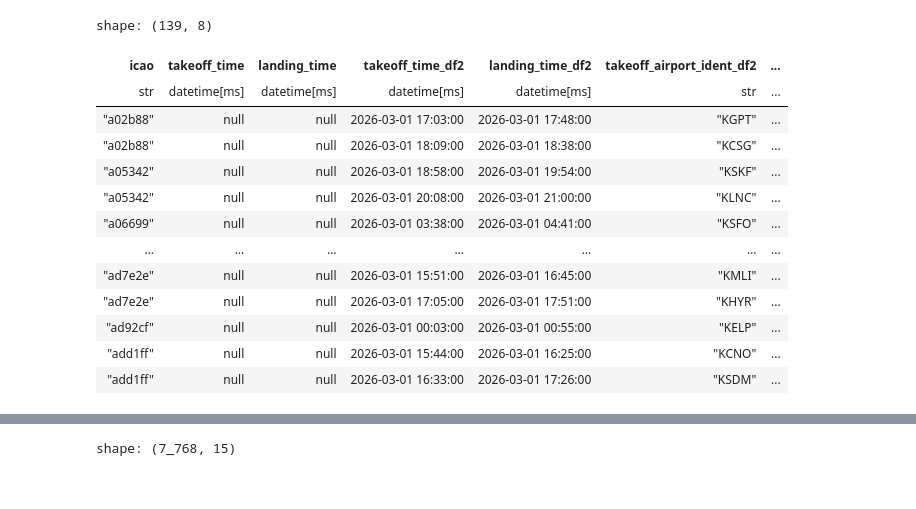
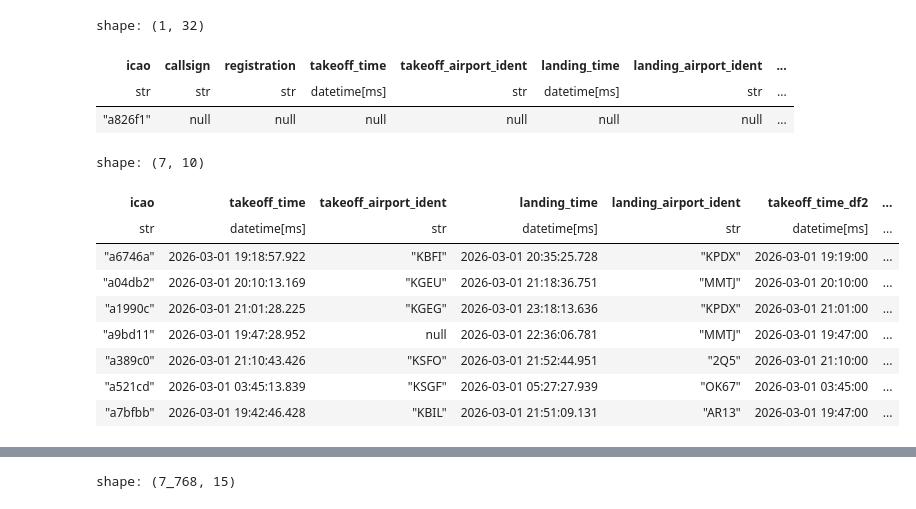
Before and after one commit to PlaneQuery/planequery-data, a Jupyter notebook: notebooks/notebook.ipynb, the cells around one changed output, grey strips where cells are left out. Saved outputs shown, nothing was run; the diff lists cells and outputs as text; code cells hidden in the pictures.

```diff
--- a/notebooks/notebook.ipynb
+++ b/notebooks/notebook.ipynb
@@ -56,3 +75,0 @@ df_test.write_parquet(OUTPUT_DIR/"tmp/df_test_0.parquet")
-# %%
-from data_engineering.utils import OUTPUT_DIR
-df_test = pl.read_parquet(OUTPUT_DIR/"tmp/df_test_0.parquet")
@@ -76,3 +75,0 @@ shape: (7_262, 15)
-# %%
-df_test = df_test.filter(pl.col("icao").is_in(df_gold.get_column("icao")))
-df_gold = df_gold.filter(pl.col("icao").is_in(df_test.get_column("icao")))
@@ -88,5 +76,3 @@ See https://github.com/pola-rs/polars/issues/22149 for more information.
-# %%
-df_gold = df_gold.filter(pl.col("landing_time").dt.date() == val_date).filter(pl.col("icao").is_in(df_test.get_column("icao").implode()))
 # %%
 df, stats = flights_df_comparison(df_test, df_gold)
 # %% [output]
@@ -103,21 +89,24 @@ overall: 0/14300 matched (0.00%)
+# %%
+df.filter(pl.col("match_status") != "matched")
+# %% [output]
+shape: (1, 32)
+| icao | callsign | registration | takeoff_time | takeoff_airport_ident | landing_time | landing_airport_ident | ... |
+| str | str | str | datetime[ms] | str | datetime[ms] | str | ... |
+| "a826f1" | null | null | null | null | null | null | ... |
 # %%
-COLUMNS = ["icao","takeoff_time", "landing_time", "takeoff_time_df2", "landing_time_df2", "takeoff_airport_ident_df2", "landing_airport_ident_df2", "match_status"]
+COLUMNS = ["icao","takeoff_time", "takeoff_airport_ident", "landing_time", "landing_airport_ident", "takeoff_time_df2", "landing_time_df2", "takeoff_airport_ident_df2", "landing_airport_ident_df2", "match_status"]
 # %%
 df = df.select(COLUMNS)
-df.filter(pl.col("match_status") == "df2_only")
+df.filter(pl.col("landing_airport_ident") != pl.col("landing_airport_ident_df2"))
 # %% [output]
-shape: (139, 8)
+shape: (7, 10)
-| icao | takeoff_time | landing_time | takeoff_time_df2 | landing_time_df2 | takeoff_airport_ident_df2 | ... |
-| str | datetime[ms] | datetime[ms] | datetime[ms] | datetime[ms] | str | ... |
-| "a02b88" | null | null | 2026-03-01 17:03:00 | 2026-03-01 17:48:00 | "KGPT" | ... |
-| "a02b88" | null | null | 2026-03-01 18:09:00 | 2026-03-01 18:38:00 | "KCSG" | ... |
-| "a05342" | null | null | 2026-03-01 18:58:00 | 2026-03-01 19:54:00 | "KSKF" | ... |
-| "a05342" | null | null | 2026-03-01 20:08:00 | 2026-03-01 21:00:00 | "KLNC" | ... |
-| "a06699" | null | null | 2026-03-01 03:38:00 | 2026-03-01 04:41:00 | "KSFO" | ... |
-| … | … | … | … | … | … | ... |
-| "ad7e2e" | null | null | 2026-03-01 15:51:00 | 2026-03-01 16:45:00 | "KMLI" | ... |
-| "ad7e2e" | null | null | 2026-03-01 17:05:00 | 2026-03-01 17:51:00 | "KHYR" | ... |
-| "ad92cf" | null | null | 2026-03-01 00:03:00 | 2026-03-01 00:55:00 | "KELP" | ... |
-| "add1ff" | null | null | 2026-03-01 15:44:00 | 2026-03-01 16:25:00 | "KCNO" | ... |
-| "add1ff" | null | null | 2026-03-01 16:33:00 | 2026-03-01 17:26:00 | "KSDM" | ... |
+| icao | takeoff_time | takeoff_airport_ident | landing_time | landing_airport_ident | takeoff_time_df2 | ... |
+| str | datetime[ms] | str | datetime[ms] | str | datetime[ms] | ... |
+| "a6746a" | 2026-03-01 19:18:57.922 | "KBFI" | 2026-03-01 20:35:25.728 | "KPDX" | 2026-03-01 19:19:00 | ... |
+| "a04db2" | 2026-03-01 20:10:13.169 | "KGEU" | 2026-03-01 21:18:36.751 | "MMTJ" | 2026-03-01 20:10:00 | ... |
+| "a1990c" | 2026-03-01 21:01:28.225 | "KGEG" | 2026-03-01 23:18:13.636 | "KPDX" | 2026-03-01 21:01:00 | ... |
+| "a9bd11" | 2026-03-01 19:47:28.952 | null | 2026-03-01 22:36:06.781 | "MMTJ" | 2026-03-01 19:47:00 | ... |
+| "a389c0" | 2026-03-01 21:10:43.426 | "KSFO" | 2026-03-01 21:52:44.951 | "2Q5" | 2026-03-01 21:10:00 | ... |
+| "a521cd" | 2026-03-01 03:45:13.839 | "KSGF" | 2026-03-01 05:27:27.939 | "OK67" | 2026-03-01 03:45:00 | ... |
+| "a7bfbb" | 2026-03-01 19:42:46.428 | "KBIL" | 2026-03-01 21:51:09.131 | "AR13" | 2026-03-01 19:47:00 | ... |
 # %%
```
Also changed, not shown: parts of 10 cells of this notebook.
